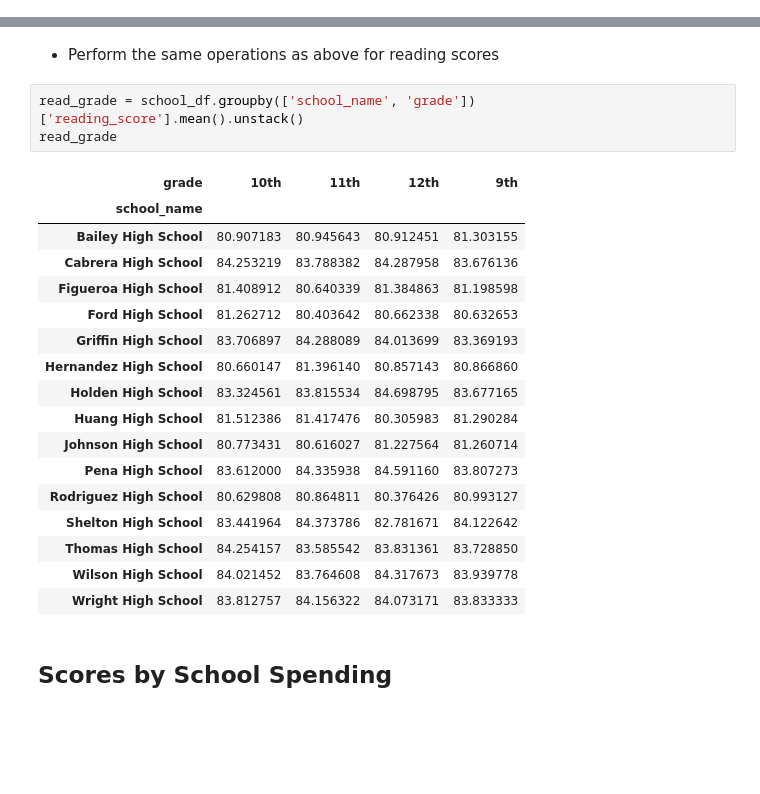
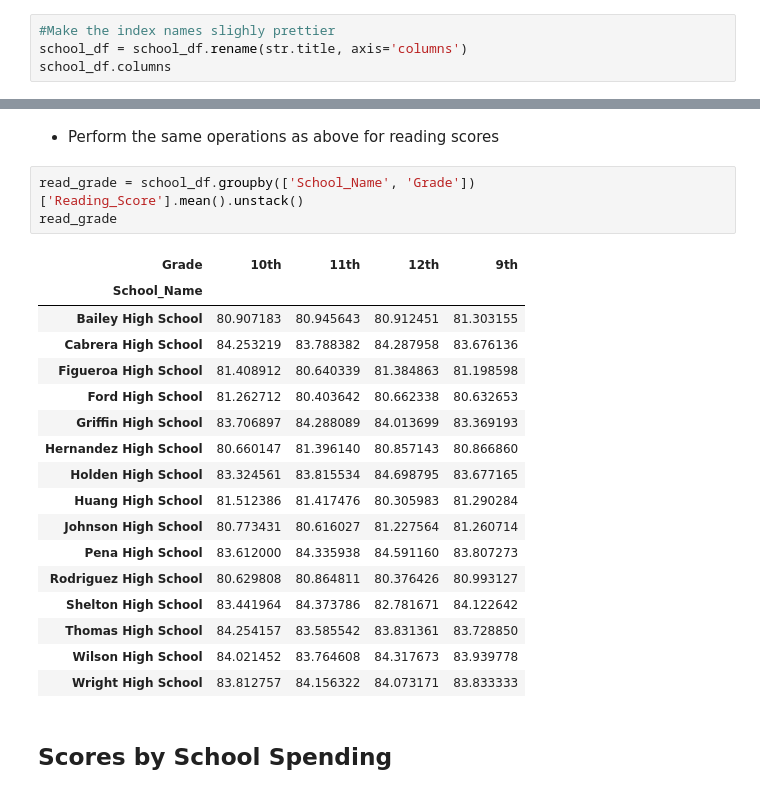
Before and after one commit to lweislo/Homework-4, a Jupyter notebook: weislo_pandas.ipynb, the cells around one changed output, grey strips where cells are left out. Cells and saved outputs as stored; diff of their text form; blank space fills up the shorter version.

```diff
--- a/weislo_pandas.ipynb
+++ b/weislo_pandas.ipynb
@@ -265,3 +265,7 @@ bottom_schools.head()
   * Combine the series into a dataframe
 
   * Optional: give the displayed data cleaner formatting
+# %%
+#Make the index names slighly prettier
+school_df = school_df.rename(str.title, axis='columns')
+school_df.columns
@@ -291,11 +299,11 @@ math_grade
 # %% [markdown]
 * Perform the same operations as above for reading scores
 # %%
-read_grade = school_df.groupby(['school_name', 'grade'])['reading_score'].mean().unstack()
+read_grade = school_df.groupby(['School_Name', 'Grade'])['Reading_Score'].mean().unstack()
 read_grade
 # %% [output]
-| grade | 10th | 11th | 12th | 9th |
-| school_name |  |  |  |  |
+| Grade | 10th | 11th | 12th | 9th |
+| School_Name |  |  |  |  |
 | Bailey High School | 80.907183 | 80.945643 | 80.912451 | 81.303155 |
 | Cabrera High School | 84.253219 | 83.788382 | 84.287958 | 83.676136 |
 | Figueroa High School | 81.408912 | 80.640339 | 81.384863 | 81.198598 |
```
Also changed, not shown: parts of 2 cells of this notebook.
